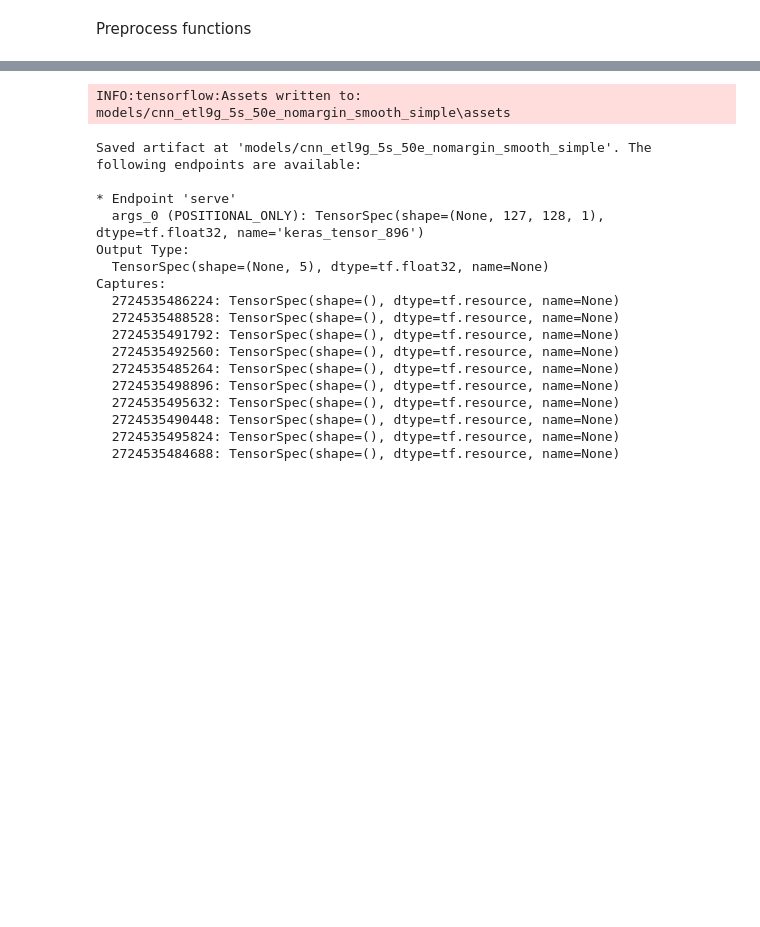
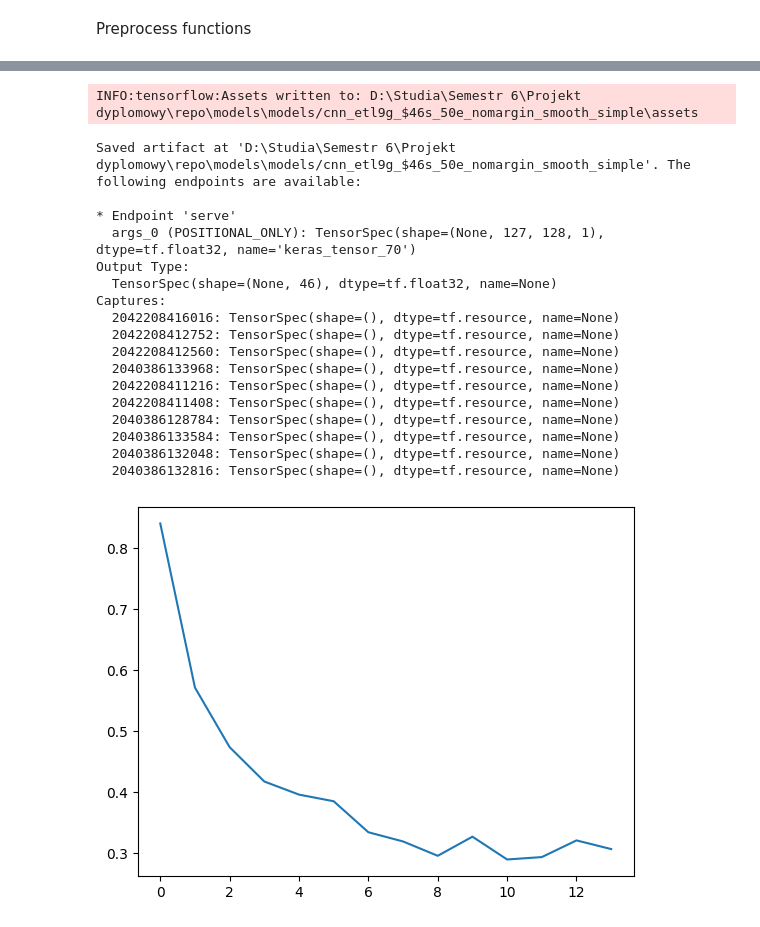
Before and after one commit to jeleniew/kanaji, a Jupyter notebook: model_builder/test_etl9g.ipynb, the cells around one changed output, grey strips where cells are left out. Cells and saved outputs as stored; diff of their text form; code cells hidden in the pictures; blank space fills up the shorter version.

Commit message:
Init creating model with resnet50

```diff
--- a/model_builder/test_etl9g.ipynb
+++ b/model_builder/test_etl9g.ipynb
@@ -307,6 +356,6 @@ if __name__ == "__main__":
 
     model_no_augmentation = create_cnn(with_augmentation=False)
     model_no_augmentation.set_weights(model.get_weights())
-    save_model(model_no_augmentation, f"{OUTPUT_PATH}/cnn_etl9g_5s_50e_nomargin_smooth_simple")
+    save_model(model_no_augmentation, f"{OUTPUT_PATH}/cnn_etl9g_{len(selected_jis)}s_50e_nomargin_smooth_simple")
 # %% [output]
 Epoch 1/50
@@ -325,18 +378,19 @@ INFO:tensorflow:Assets written to: models/cnn_etl9g_5s_50e_nomargin_smooth_simpl
-INFO:tensorflow:Assets written to: models/cnn_etl9g_5s_50e_nomargin_smooth_simple\assets
+INFO:tensorflow:Assets written to: D:\Studia\Semestr 6\Projekt dyplomowy\repo\models\models/cnn_etl9g_$46s_50e_nomargin_smooth_simple\assets
-Saved artifact at 'models/cnn_etl9g_5s_50e_nomargin_smooth_simple'. The following endpoints are available:
+Saved artifact at 'D:\Studia\Semestr 6\Projekt dyplomowy\repo\models\models/cnn_etl9g_$46s_50e_nomargin_smooth_simple'. The following endpoints are available:
 
 * Endpoint 'serve'
-  args_0 (POSITIONAL_ONLY): TensorSpec(shape=(None, 127, 128, 1), dtype=tf.float32, name='keras_tensor_896')
+  args_0 (POSITIONAL_ONLY): TensorSpec(shape=(None, 127, 128, 1), dtype=tf.float32, name='keras_tensor_70')
 Output Type:
-  TensorSpec(shape=(None, 5), dtype=tf.float32, name=None)
+  TensorSpec(shape=(None, 46), dtype=tf.float32, name=None)
 Captures:
-  2724535486224: TensorSpec(shape=(), dtype=tf.resource, name=None)
-  2724535488528: TensorSpec(shape=(), dtype=tf.resource, name=None)
-  2724535491792: TensorSpec(shape=(), dtype=tf.resource, name=None)
-  2724535492560: TensorSpec(shape=(), dtype=tf.resource, name=None)
-  2724535485264: TensorSpec(shape=(), dtype=tf.resource, name=None)
-  2724535498896: TensorSpec(shape=(), dtype=tf.resource, name=None)
-  2724535495632: TensorSpec(shape=(), dtype=tf.resource, name=None)
-  2724535490448: TensorSpec(shape=(), dtype=tf.resource, name=None)
-  2724535495824: TensorSpec(shape=(), dtype=tf.resource, name=None)
-  2724535484688: TensorSpec(shape=(), dtype=tf.resource, name=None)
+  2042208416016: TensorSpec(shape=(), dtype=tf.resource, name=None)
+  2042208412752: TensorSpec(shape=(), dtype=tf.resource, name=None)
+  2042208412560: TensorSpec(shape=(), dtype=tf.resource, name=None)
+  2040386133968: TensorSpec(shape=(), dtype=tf.resource, name=None)
+  2042208411216: TensorSpec(shape=(), dtype=tf.resource, name=None)
+  2042208411408: TensorSpec(shape=(), dtype=tf.resource, name=None)
+  2040386128784: TensorSpec(shape=(), dtype=tf.resource, name=None)
+  2040386133584: TensorSpec(shape=(), dtype=tf.resource, name=None)
+  2040386132048: TensorSpec(shape=(), dtype=tf.resource, name=None)
+  2040386132816: TensorSpec(shape=(), dtype=tf.resource, name=None)
+[figure, added]
```
Also changed, not shown: parts of 3 cells of this notebook, 25 other files.
